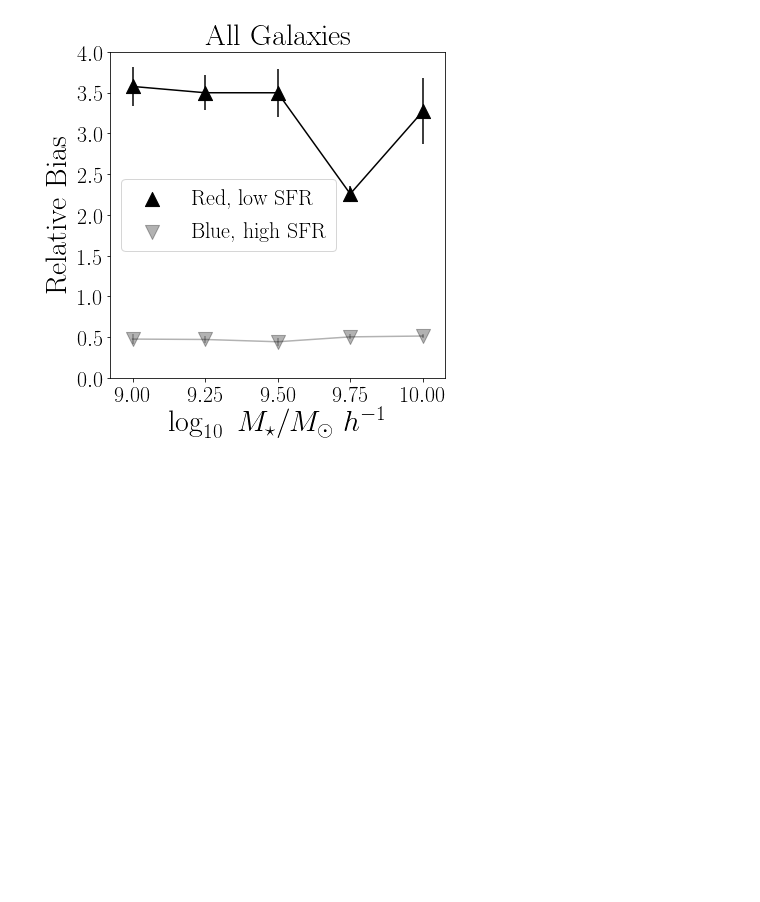
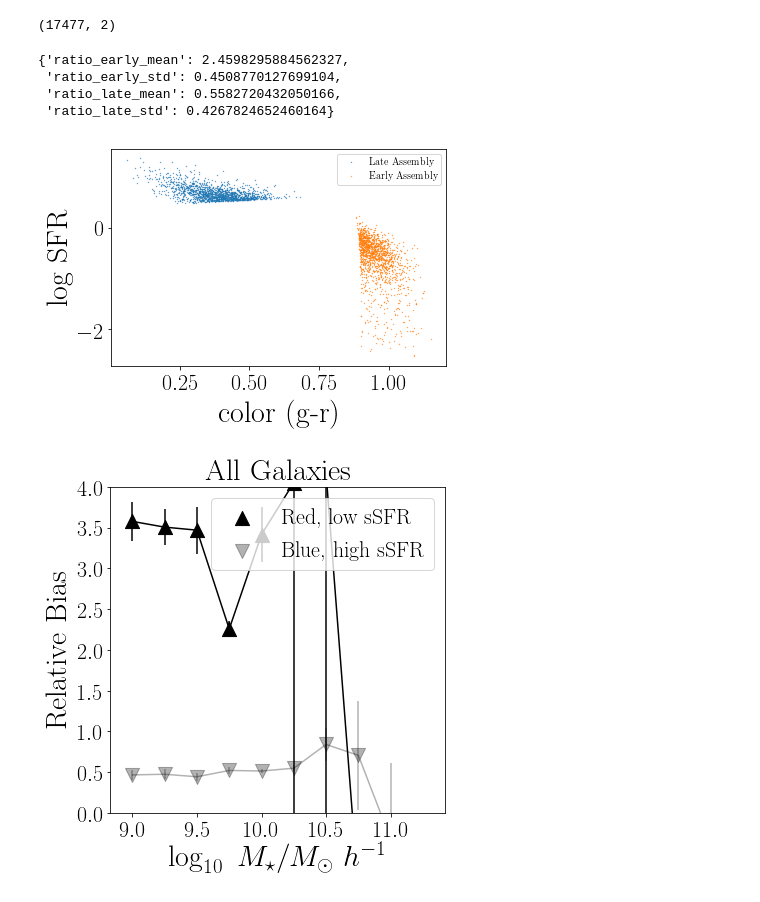
Before and after one commit to forero/IllustrisGalaxyBias, a Jupyter notebook: code/influence_formation_times.ipynb, the cells around one changed output. Saved outputs shown, nothing was run; the diff lists cells and outputs as text; code cells hidden in the pictures; blank space fills up the shorter version.

```diff
--- a/code/influence_formation_times.ipynb
+++ b/code/influence_formation_times.ipynb
@@ -127,0 +157,5 @@ ratio_all = compute_ratio(subhalos, log10_stellar_mass, formation_z, gal_id)
+# %%
+formation_z_central = central_data['zform']
+gal_id_central = central_data['GalID']
+log10_stellar_mass_central = np.log10(central_data['mass'])+10
+ratio_central = compute_ratio(subhalos, log10_stellar_mass_central, formation_z_central, gal_id_central)
@@ -137,18 +195,27 @@ ratio_color_sfr_selection(subhalos, log10_stellar_mass, formation_z, gal_id, 9.7
+# %%
+ratio_color_ssfr_selection(subhalos, log10_stellar_mass_central, formation_z_central, gal_id_central, 9.75, 10.0, plot=True)
+# %% [output]
+(17477, 2)
+{'ratio_early_mean': 2.4598295884562327,
+ 'ratio_early_std': 0.4508770127699104,
+ 'ratio_late_mean': 0.5582720432050166,
+ 'ratio_late_std': 0.4267824652460164}
+[figure, added]
 # %%
 plt.figure(figsize=(6,6))
-plt.scatter(ratio_all['log_mass_bins'], ratio_all['ratio_early_mean'], marker='^', s=200, color='black', label='Red, low SFR')
+plt.scatter(ratio_all['log_mass_bins'], ratio_all['ratio_early_mean'], marker='^', s=200, color='black', label='Red, low sSFR')
 plt.errorbar(ratio_all['log_mass_bins'], ratio_all['ratio_early_mean'], ratio_all['ratio_early_std'], color='black')
-plt.scatter(ratio_all['log_mass_bins'], ratio_all['ratio_late_mean'], marker='v', s=200, color='black', alpha=0.3, label='Blue, high SFR')
+plt.scatter(ratio_all['log_mass_bins'], ratio_all['ratio_late_mean'], marker='v', s=200, color='black', alpha=0.3, label='Blue, high sSFR')
 plt.errorbar(ratio_all['log_mass_bins'], ratio_all['ratio_late_mean'], ratio_all['ratio_late_std'], color='black', alpha=0.3)
 
 plt.title('All Galaxies')
 plt.ylim([0, 4.0])
 plt.xlabel("$\log_{10}\ M_{\mathrm{\star}} / M_{\odot}\ h^{-1}$")
 plt.ylabel("Relative Bias")
-plt.xticks(np.arange(9.0, 10.25, 0.25))
+plt.xticks(np.arange(9.0, 11.5, 0.5))
 plt.yticks(np.arange(0.0, 4.5, 0.5))
 plt.legend(fontsize=SMALL_SIZE, loc=0)
 
 plt.savefig("bias_galaxies_mag_sfr_cuts.pdf", bbox_inches='tight')
 # %% [output]
-[figure, old version]
+[figure, new version]
```
Also changed, not shown: parts of 5 cells of this notebook.
